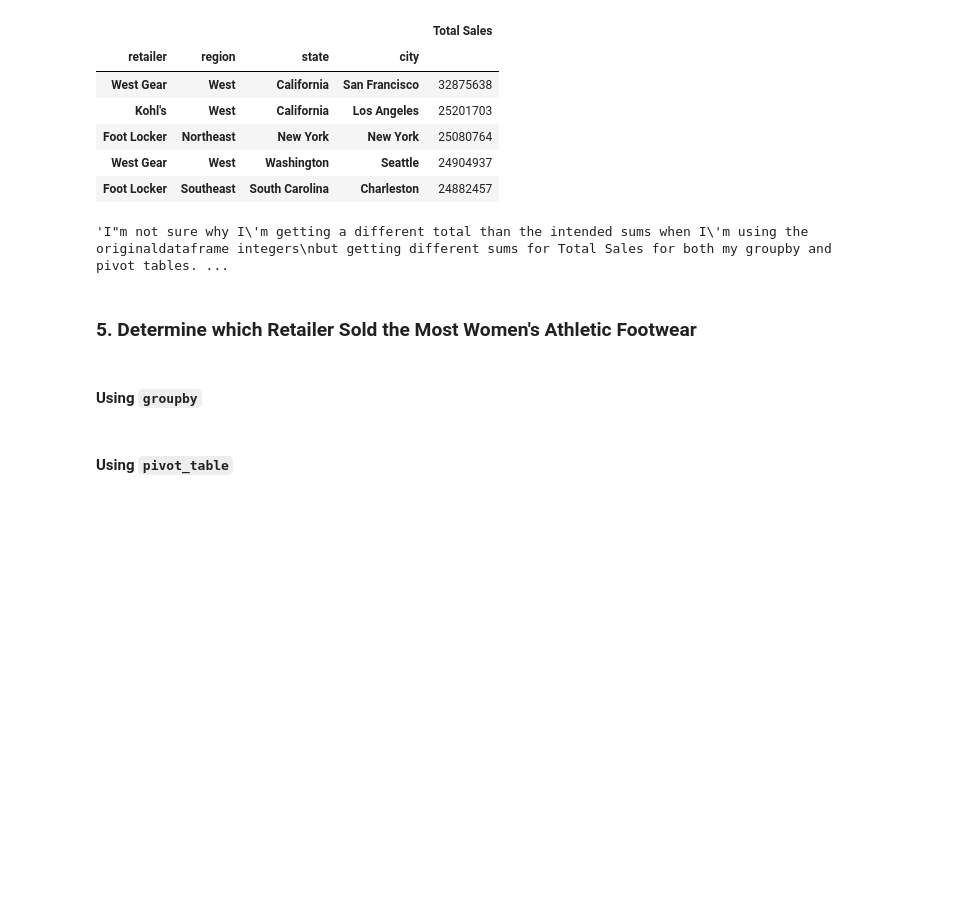
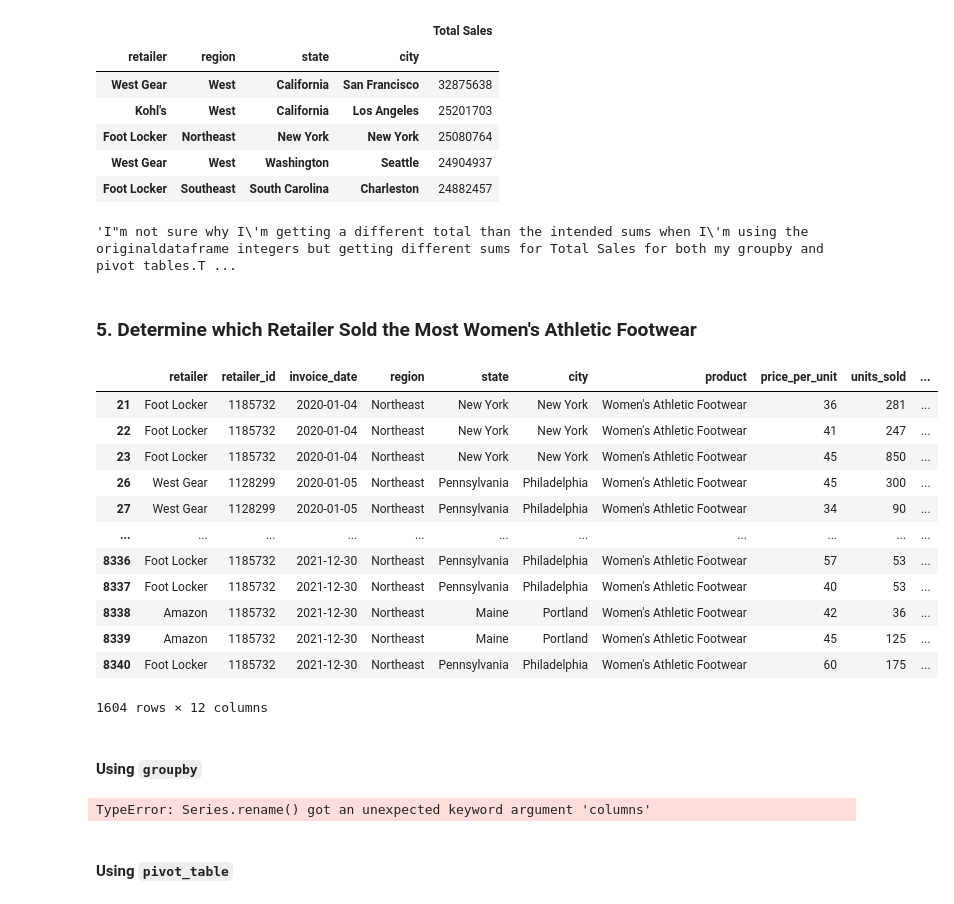
Before and after one commit to afine5/athletic_sales_analysis, a Jupyter notebook: athletic_sales_analysis.ipynb, the cells around one changed output. Cells and saved outputs as stored; diff of their text form; code cells hidden in the pictures; blank space fills up the shorter version.

```diff
--- a/athletic_sales_analysis.ipynb
+++ b/athletic_sales_analysis.ipynb
@@ -98,7 +98,7 @@ memory usage: 782.6+ KB
 #### Combine the sales data by rows.
 # %%
 # Combine the 2020 and 2021 sales DataFrames on the rows and reset the index.
-combined_sales_df = pd.concat([sales_2020, sales_2021], axis=0, join='inner')
+combined_sales_df = pd.concat([sales_2020, sales_2021], axis=0)
 combined_sales_df
 # %% [output]
 |  | retailer | retailer_id | invoice_date | region | state | city | product | price_per_unit | units_sold | ... |
@@ -326,24 +345,47 @@ pivot_total_sales_sold_df.sort_values(by='Total Sales', ascending=False).head()
 | West Gear | West | Washington | Seattle | 24904937 |
 | Foot Locker | Southeast | South Carolina | Charleston | 24882457 |
 # %%
-"""I"m not sure why I'm getting a different total than the intended sums when I'm using the original
-dataframe integers but getting different sums for Total Sales for both my groupby and pivot tables.
-The only saving grace is that both sums are equivalent.
+"""I"m not sure why I'm getting a different total than the intended sums when I'm using the original\
+dataframe integers but getting different sums for Total Sales for both my groupby and pivot tables.\
+The only saving grace is that both sums are equivalent.\
+I even tried defining a calculation then using the lambda function, but it still gave me a different number.
 """
 # %% [output]
-'I"m not sure why I\'m getting a different total than the intended sums when I\'m using the originaldataframe integers\nbut getting different sums for Total Sales for both my groupby and pivot tables. ...
+'I"m not sure why I\'m getting a different total than the intended sums when I\'m using the originaldataframe integers but getting different sums for Total Sales for both my groupby and pivot tables.T ...
 # %% [markdown]
 ### 5. Determine which Retailer Sold the Most Women's Athletic Footwear
 # %%
 # Filter the sales data to get the women's athletic footwear sales data.
+women_footwear_df = combined_sales_df[combined_sales_df['product'] == "Women's Athletic Footwear"]
+women_footwear_df
+# %% [output]
+|  | retailer | retailer_id | invoice_date | region | state | city | product | price_per_unit | units_sold | ... |
+| 21 | Foot Locker | 1185732 | 2020-01-04 | Northeast | New York | New York | Women's Athletic Footwear | 36 | 281 | ... |
+| 22 | Foot Locker | 1185732 | 2020-01-04 | Northeast | New York | New York | Women's Athletic Footwear | 41 | 247 | ... |
+| 23 | Foot Locker | 1185732 | 2020-01-04 | Northeast | New York | New York | Women's Athletic Footwear | 45 | 850 | ... |
+| 26 | West Gear | 1128299 | 2020-01-05 | Northeast | Pennsylvania | Philadelphia | Women's Athletic Footwear | 45 | 300 | ... |
+| 27 | West Gear | 1128299 | 2020-01-05 | Northeast | Pennsylvania | Philadelphia | Women's Athletic Footwear | 34 | 90 | ... |
+| ... | ... | ... | ... | ... | ... | ... | ... | ... | ... | ... |
+| 8336 | Foot Locker | 1185732 | 2021-12-30 | Northeast | Pennsylvania | Philadelphia | Women's Athletic Footwear | 57 | 53 | ... |
+| 8337 | Foot Locker | 1185732 | 2021-12-30 | Northeast | Pennsylvania | Philadelphia | Women's Athletic Footwear | 40 | 53 | ... |
+| 8338 | Amazon | 1185732 | 2021-12-30 | Northeast | Maine | Portland | Women's Athletic Footwear | 42 | 36 | ... |
+| 8339 | Amazon | 1185732 | 2021-12-30 | Northeast | Maine | Portland | Women's Athletic Footwear | 45 | 125 | ... |
+| 8340 | Foot Locker | 1185732 | 2021-12-30 | Northeast | Pennsylvania | Philadelphia | Women's Athletic Footwear | 60 | 175 | ... |
+1604 rows × 12 columns
 # %% [markdown]
 #### Using `groupby`
 # %%
 # Show the total number of women's athletic footwear sold for each retailer, region, state, and city.
 # Rename the "units_sold" column to "Womens_Footwear_Units_Sold"
 
+Total_womens_footwear_df = women_footwear_df.groupby(['retailer', 'region', 'state', 'city'])['units_sold'].sum()
 
-# Show the top 5 results.
+Total_womens_footwear_df.rename(columns={'units_sold': 'Womens_Footwear_Units_Sold'}, inplace=True)
+
+# Sort the DataFrame by 'Womens_Footwear_Units_Sold' in descending order and display the top 5 results
+Total_womens_footwear_df.sort_values(by=(['Womens_Footwear_Units_Sold']), ascending=False).head()
+# %% [output]
+TypeError: Series.rename() got an unexpected keyword argument 'columns'
 # %% [markdown]
 #### Using `pivot_table`
 # %%
```
Also changed, not shown: parts of 2 cells of this notebook.
